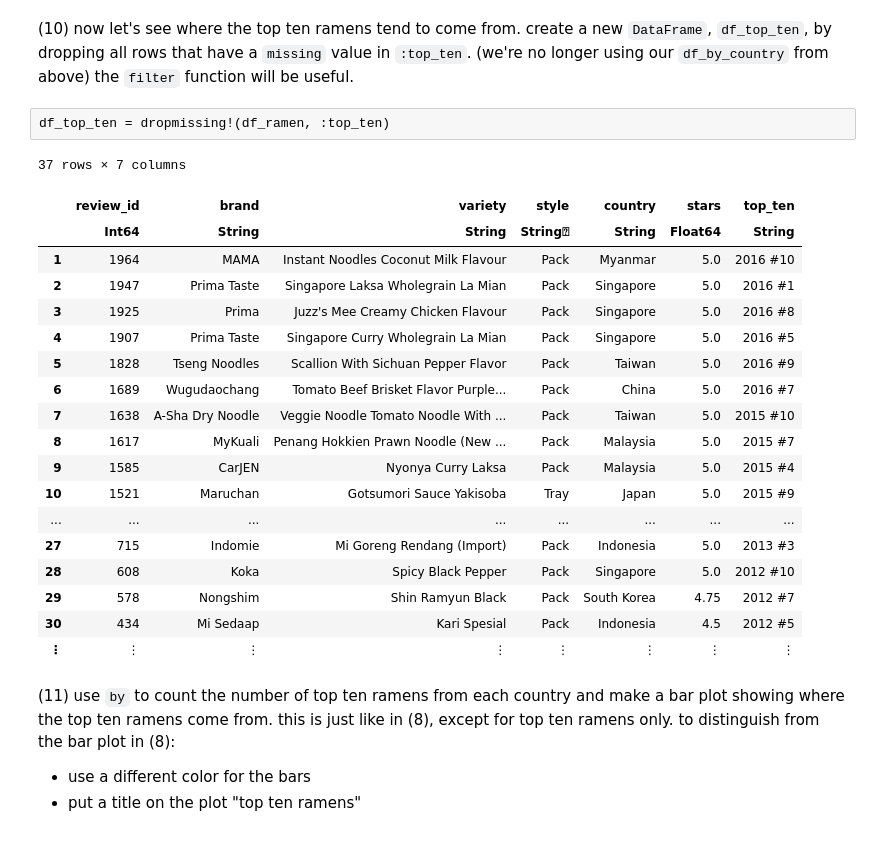
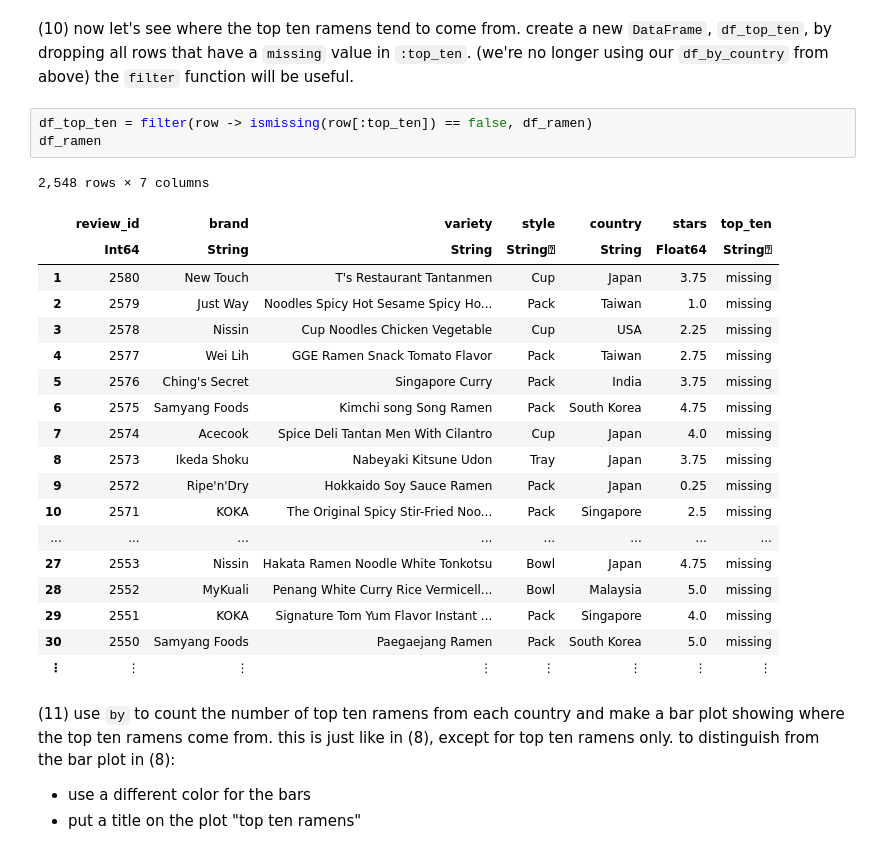
Before and after one commit to HeatherMM1321/CHE599_intro_to_datascience_f19, a Jupyter notebook: HW2/HW2_skeleton.ipynb, the cells around one changed output. Drawn from its saved outputs; the diff is of its cells as text.

```diff
--- a/HW2/HW2_skeleton.ipynb
+++ b/HW2/HW2_skeleton.ipynb
@@ -443,28 +443,29 @@ PyObject Text(0.5, 1, 'Number of Rating in each Country')
 # %% [markdown]
 (10) now let's see where the top ten ramens tend to come from.
 create a new `DataFrame`, `df_top_ten`, by dropping all rows that have a `missing` value in `:top_ten`. (we're no longer using our `df_by_country` from above) the `filter` function will be useful.
-# %%
-df_top_ten = dropmissing!(df_ramen, :top_ten)
-# %% [output]
-37 rows × 7 columns
-|  | review_id | brand | variety | style | country | stars | top_ten |
-|  | Int64 | String | String | String⍰ | String | Float64 | String |
-| 1 | 1964 | MAMA | Instant Noodles Coconut Milk Flavour | Pack | Myanmar | 5.0 | 2016 #10 |
-| 2 | 1947 | Prima Taste | Singapore Laksa Wholegrain La Mian | Pack | Singapore | 5.0 | 2016 #1 |
-| 3 | 1925 | Prima | Juzz's Mee Creamy Chicken Flavour | Pack | Singapore | 5.0 | 2016 #8 |
-| 4 | 1907 | Prima Taste | Singapore Curry Wholegrain La Mian | Pack | Singapore | 5.0 | 2016 #5 |
-| 5 | 1828 | Tseng Noodles | Scallion With Sichuan Pepper Flavor | Pack | Taiwan | 5.0 | 2016 #9 |
-| 6 | 1689 | Wugudaochang | Tomato Beef Brisket Flavor Purple... | Pack | China | 5.0 | 2016 #7 |
-| 7 | 1638 | A-Sha Dry Noodle | Veggie Noodle Tomato Noodle With ... | Pack | Taiwan | 5.0 | 2015 #10 |
-| 8 | 1617 | MyKuali | Penang Hokkien Prawn Noodle (New ... | Pack | Malaysia | 5.0 | 2015 #7 |
-| 9 | 1585 | CarJEN | Nyonya Curry Laksa | Pack | Malaysia | 5.0 | 2015 #4 |
-| 10 | 1521 | Maruchan | Gotsumori Sauce Yakisoba | Tray | Japan | 5.0 | 2015 #9 |
-| ... | ... | ... | ... | ... | ... | ... | ... |
-| 27 | 715 | Indomie | Mi Goreng Rendang (Import) | Pack | Indonesia | 5.0 | 2013 #3 |
-| 28 | 608 | Koka | Spicy Black Pepper | Pack | Singapore | 5.0 | 2012 #10 |
-| 29 | 578 | Nongshim | Shin Ramyun Black | Pack | South Korea | 4.75 | 2012 #7 |
-| 30 | 434 | Mi Sedaap | Kari Spesial | Pack | Indonesia | 4.5 | 2012 #5 |
-| ⋮ | ⋮ | ⋮ | ⋮ | ⋮ | ⋮ | ⋮ | ⋮ |
+# %%
+df_top_ten = filter(row -> ismissing(row[:top_ten]) == false, df_ramen)
+df_ramen
+# %% [output]
+2,548 rows × 7 columns
+|  | review_id | brand | variety | style | country | stars | top_ten |
+|  | Int64 | String | String | String⍰ | String | Float64 | String⍰ |
+| 1 | 2580 | New Touch | T's Restaurant Tantanmen | Cup | Japan | 3.75 | missing |
+| 2 | 2579 | Just Way | Noodles Spicy Hot Sesame Spicy Ho... | Pack | Taiwan | 1.0 | missing |
+| 3 | 2578 | Nissin | Cup Noodles Chicken Vegetable | Cup | USA | 2.25 | missing |
+| 4 | 2577 | Wei Lih | GGE Ramen Snack Tomato Flavor | Pack | Taiwan | 2.75 | missing |
+| 5 | 2576 | Ching's Secret | Singapore Curry | Pack | India | 3.75 | missing |
+| 6 | 2575 | Samyang Foods | Kimchi song Song Ramen | Pack | South Korea | 4.75 | missing |
+| 7 | 2574 | Acecook | Spice Deli Tantan Men With Cilantro | Cup | Japan | 4.0 | missing |
+| 8 | 2573 | Ikeda Shoku | Nabeyaki Kitsune Udon | Tray | Japan | 3.75 | missing |
+| 9 | 2572 | Ripe'n'Dry | Hokkaido Soy Sauce Ramen | Pack | Japan | 0.25 | missing |
+| 10 | 2571 | KOKA | The Original Spicy Stir-Fried Noo... | Pack | Singapore | 2.5 | missing |
+| ... | ... | ... | ... | ... | ... | ... | ... |
+| 27 | 2553 | Nissin | Hakata Ramen Noodle White Tonkotsu | Bowl | Japan | 4.75 | missing |
+| 28 | 2552 | MyKuali | Penang White Curry Rice Vermicell... | Bowl | Malaysia | 5.0 | missing |
+| 29 | 2551 | KOKA | Signature Tom Yum Flavor Instant ... | Pack | Singapore | 4.0 | missing |
+| 30 | 2550 | Samyang Foods | Paegaejang Ramen | Pack | South Korea | 5.0 | missing |
+| ⋮ | ⋮ | ⋮ | ⋮ | ⋮ | ⋮ | ⋮ | ⋮ |
 # %% [markdown]
 (11) use `by` to count the number of top ten ramens from each country and make a bar plot showing where the top ten ramens come from. this is just like in (8), except for top ten ramens only. to distinguish from the bar plot in (8):
 * use a different color for the bars
```
Also changed, not shown: parts of 4 cells of this notebook.
